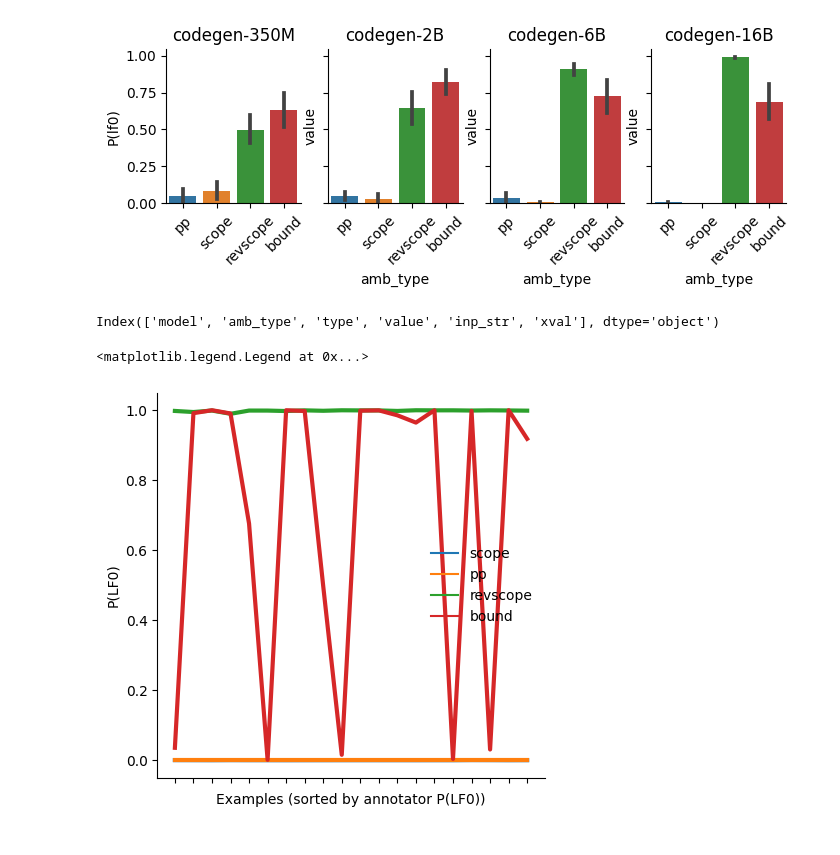
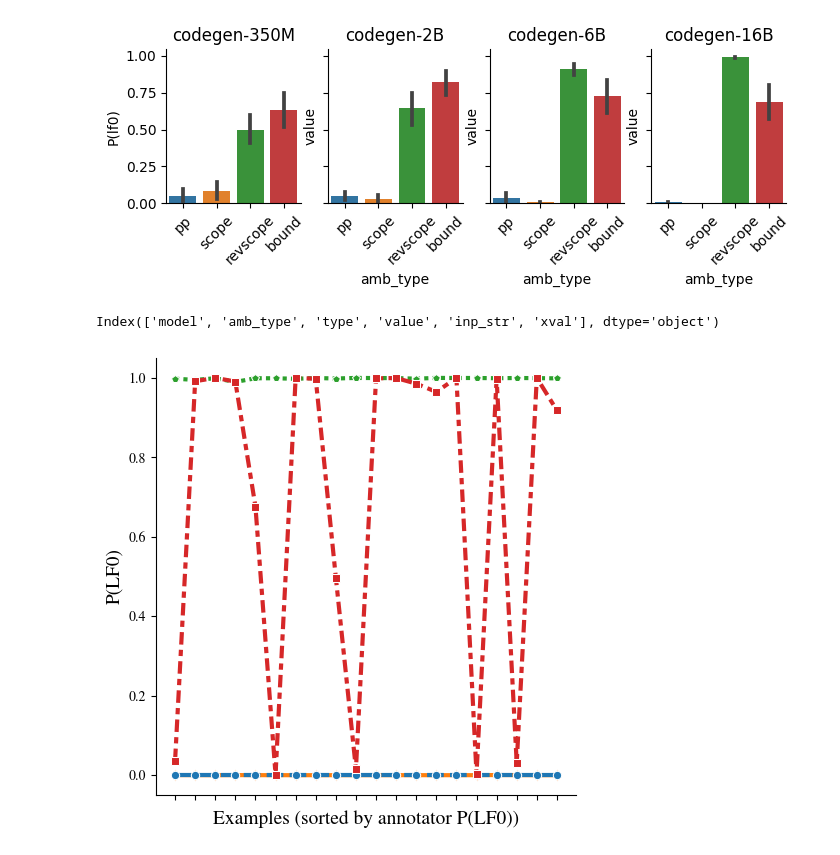
Before and after one commit to esteng/ambiguous_parsing, a Jupyter notebook: src/ambiguous_parsing/analysis/zero_shot_forced_hit.ipynb, the cells around one changed output. Drawn from its saved outputs; the diff is of its cells as text; code cells hidden in the pictures.

```diff
--- a/src/ambiguous_parsing/analysis/zero_shot_forced_hit.ipynb
+++ b/src/ambiguous_parsing/analysis/zero_shot_forced_hit.ipynb
@@ -93,6 +93,10 @@ sns.despine()
 # %% [output]
 [figure]
 # %%
+from colors import markers, colors
+
+plt.rcParams.update({"font.family": "Nimbus Roman"})
+
 order_data = json.load(open("/home/estengel/ambiguous_parsing_hit/analysis/order_data.json"))
 
 fig, ax = plt.subplots(1,1, figsize=(5,5), sharex=True, sharey=True)
@@ -105,36 +109,45 @@ outvote = False
 # def get_order(order_data, amb_type, str):
 #     print(order_data[amb_type])
 #     print(str)
 
 
 def get_score(datapoint, worker=None, agg=np.mean):
     if worker is None:
         return agg(datapoint['p_lf0'])
     score_idx = datapoint['worker'].index(worker)
     return datapoint['p_lf0'][score_idx]
 
 model = "codegen-16B"
 
 new_df = []
 prob_df = prob_df[prob_df['model'] == model]
 for amb_type in ['scope', 'pp',  'revscope', 'bound']:
     data = prob_df[prob_df['amb_type'] == amb_type]
     # sort by order data
     data = data.sort_values(by=['inp_str'], key=lambda x: [order_data[amb_type].index(i) for i in x])
     data['xval'] = range(len(data))
     new_df.append(data)
 df = pd.concat(new_df)
 
 print(data.keys())
-sns.lineplot(data = df, x = "xval", y ="value", hue='amb_type',  linewidth=3)
+sns.lineplot(data = df,
+            x = "xval",
+            y ="value",
+            hue='amb_type',
+            palette=colors,
+            style="amb_type",
+            markers=markers,
+            linewidth=3)
 sns.despine()
 
-ax.set_ylabel("P(LF0)")
-ax.set_xlabel("Examples (sorted by annotator P(LF0))")
+ax.set_ylabel("P(LF0)", fontsize=14)
+ax.set_xlabel("Examples (sorted by annotator P(LF0))", fontsize=14)
 ax.set_xticks([i for i in range(20)])
 ax.set_xticklabels(['' for _ in range(20)])
-ax.legend(frameon=False)
+ax.legend().remove()
+
+plt.tight_layout()
+plt.savefig("/home/estengel/papers/ambiguous-parsing-2023/figures/model_on_hit.pdf")
 # %% [output]
 Index(['model', 'amb_type', 'type', 'value', 'inp_str', 'xval'], dtype='object')
-<matplotlib.legend.Legend at 0x...>
-[figure, old version]
+[figure, new version]
```
Also changed, not shown: 4 other files.
